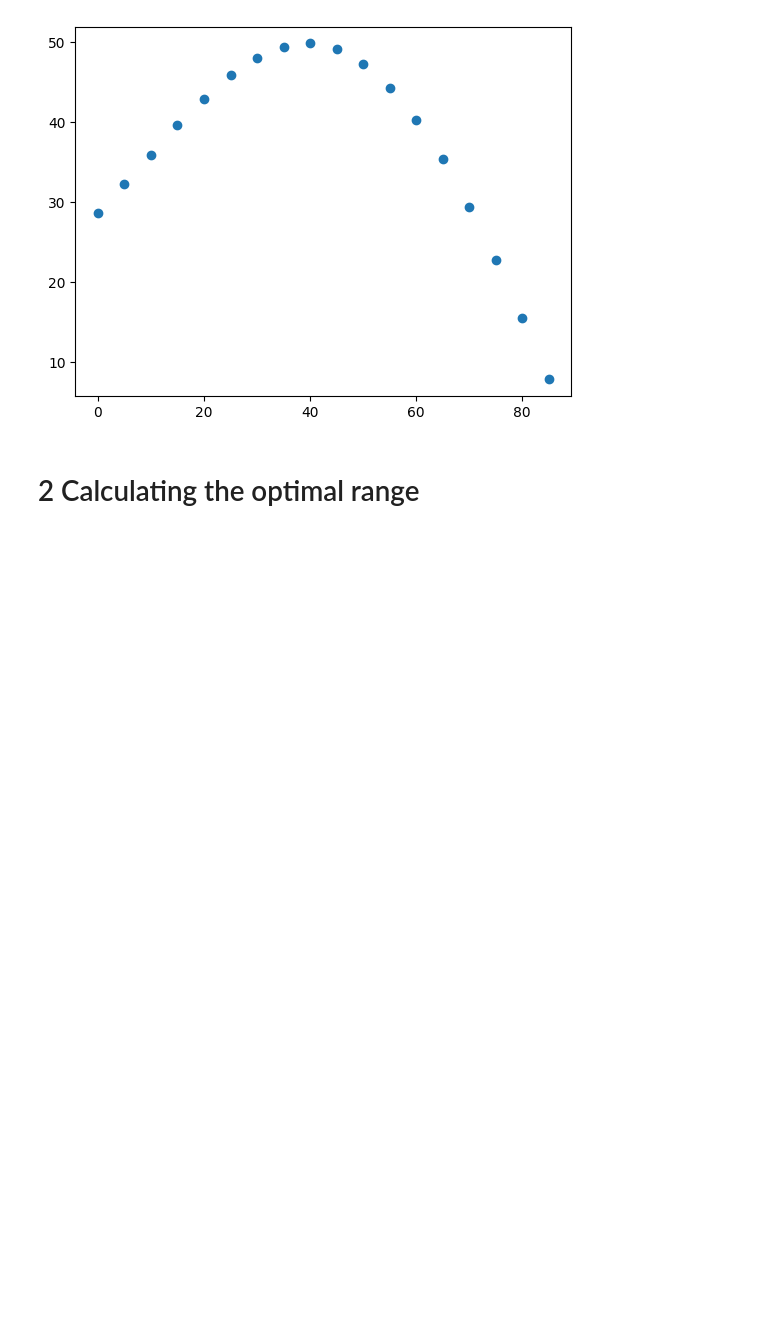
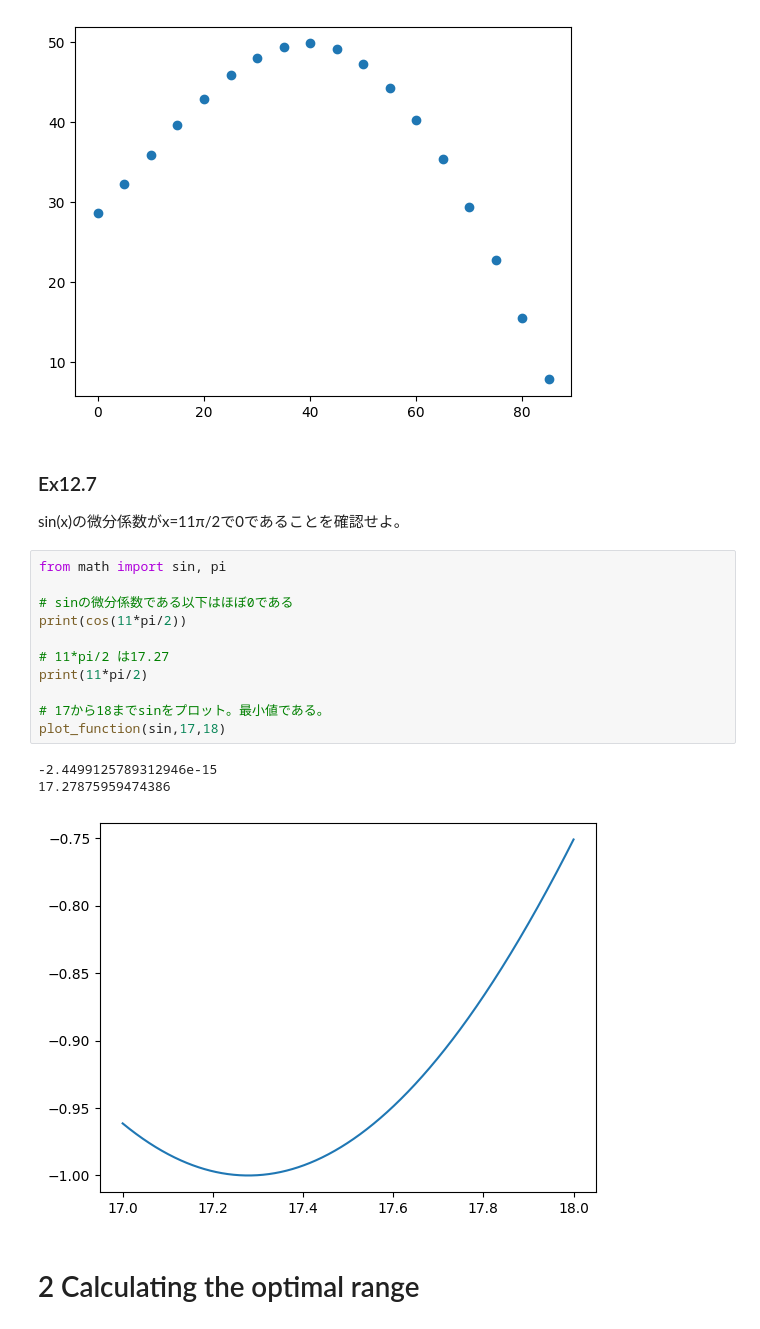
Before and after one commit to kjmatsuda/Math-for-Programmers, a Jupyter notebook: Chapter_12/ex12.ipynb, the cells around one changed output. Drawn from its saved outputs; the diff is of its cells as text; blank space fills up the shorter version.

```diff
--- a/Chapter_12/ex12.ipynb
+++ b/Chapter_12/ex12.ipynb
@@ -129,6 +129,24 @@ plot_trajectory_metric(hang_time, range(0,181,5))
 plot_trajectory_metric(landing_position, range(0,90,5), height=10)
 # %% [output]
 [figure]
+# %% [markdown]
+### Ex12.7
+sin(x)の微分係数がx=11π/2で0であることを確認せよ。
+# %%
+from math import sin, pi
+
+# sinの微分係数である以下はほぼ0である
+print(cos(11*pi/2))
+
+# 11*pi/2 は17.27
+print(11*pi/2)
+
+# 17から18までsinをプロット。最小値である。
+plot_function(sin,17,18)
+# %% [output]
+-2.4499125789312946e-15
+17.27875959474386
+[figure, added]
 # %% [markdown]
 # 2 Calculating the optimal range
 # %% [markdown]
```
Also changed, not shown: parts of 1 cell of this notebook.
